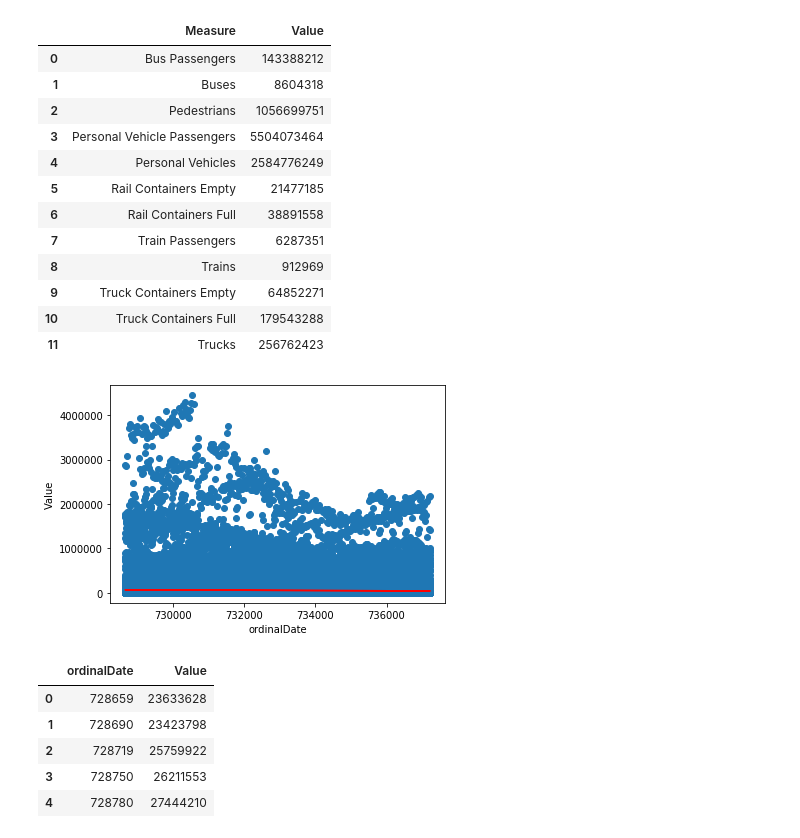
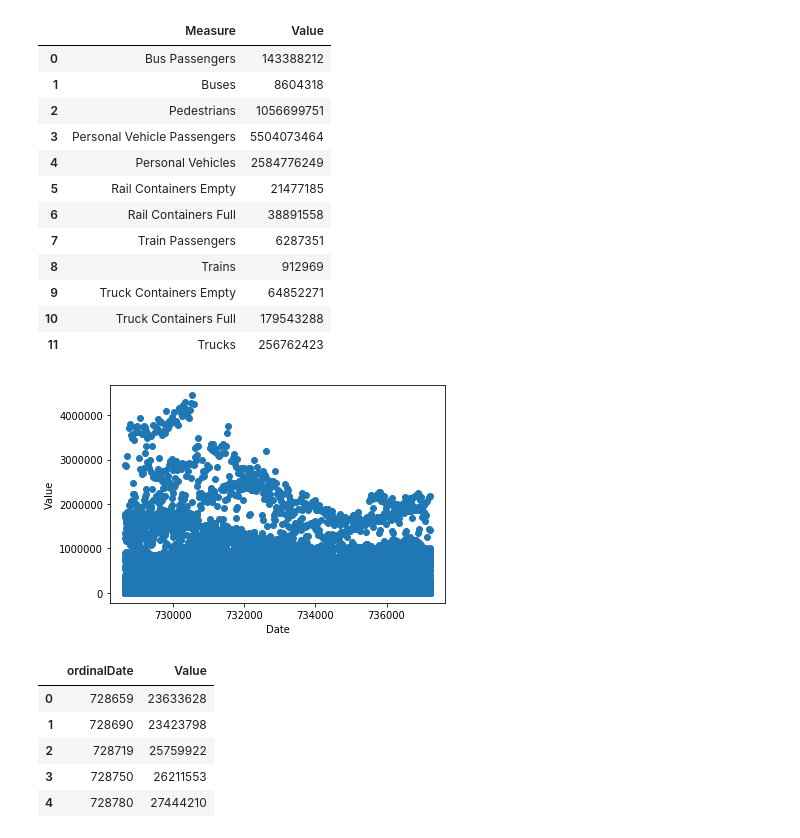
Before and after one commit to rnaua/DMML2019_Team_Swatch, a Jupyter notebook: code/RegressionTests_Arnaud.ipynb, the cells around one changed output. Drawn from its saved outputs; the diff is of its cells as text; code cells hidden in the pictures.

```diff
--- a/code/RegressionTests_Arnaud.ipynb
+++ b/code/RegressionTests_Arnaud.ipynb
@@ -104,22 +105,13 @@ traffic = data[~data['Measure'].isin(['Bus Passengers','Pedestrians','Personal V
 #We create a new column named ordinalDate containing the date in ordinal value
 #Regression cannot be done on dates.
 persons['ordinalDate']=persons['Date'].map(dt.datetime.toordinal)
-# %%
-#Linear Regression with all the values
-X = persons[["ordinalDate"]]
-y = persons["Value"]
-
-model = LinearRegression()
-model.fit(X,y)
-predictions = model.predict(X)
-
-plt.scatter(X.iloc[:,0], y)
-plt.plot(X.iloc[:,0], predictions, 'r')
-plt.xlabel(X.columns[0])
-plt.ylabel('Value')
-plt.show()
-# %% [output]
-[figure, removed]
+# %%
+plt.scatter(persons[["ordinalDate"]].iloc[:,0], persons["Value"])
+plt.xlabel(X.columns[0])
+plt.ylabel('Value')
+plt.show()
+# %% [output]
+[figure, added]
 # %%
 # We can see that regression isn't working well because a lot of value are equal to 0.
 # So, instead we
```
Also changed, not shown: parts of 17 cells of this notebook.
